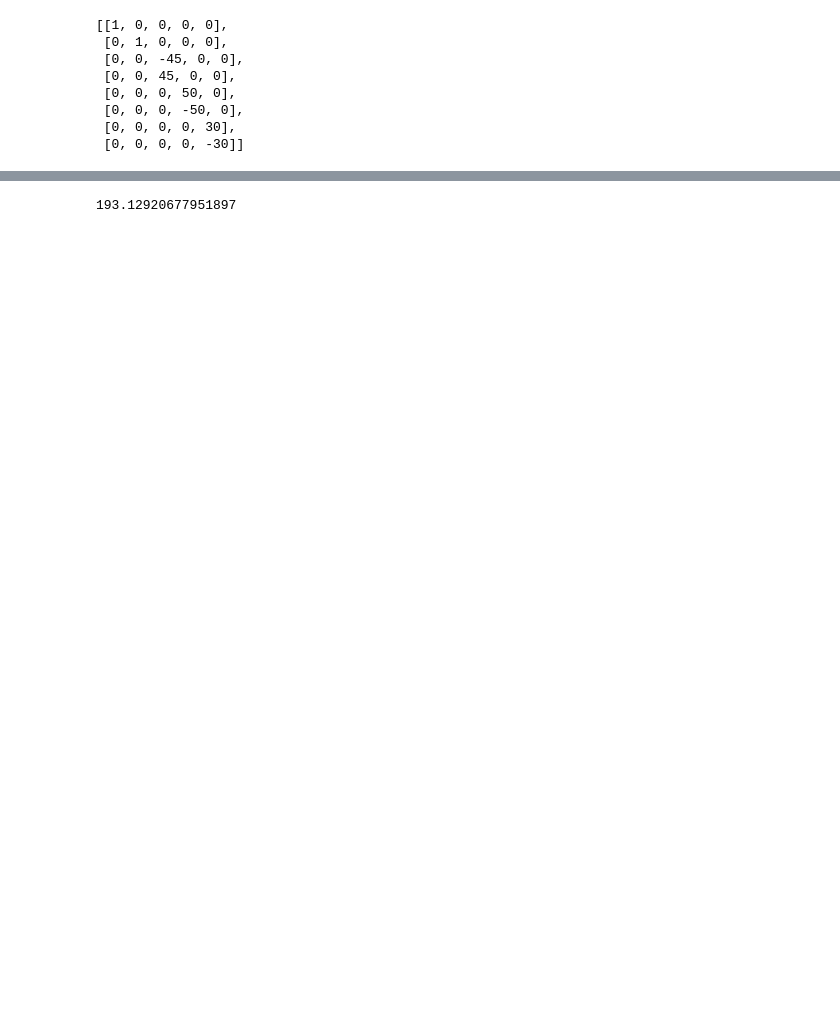
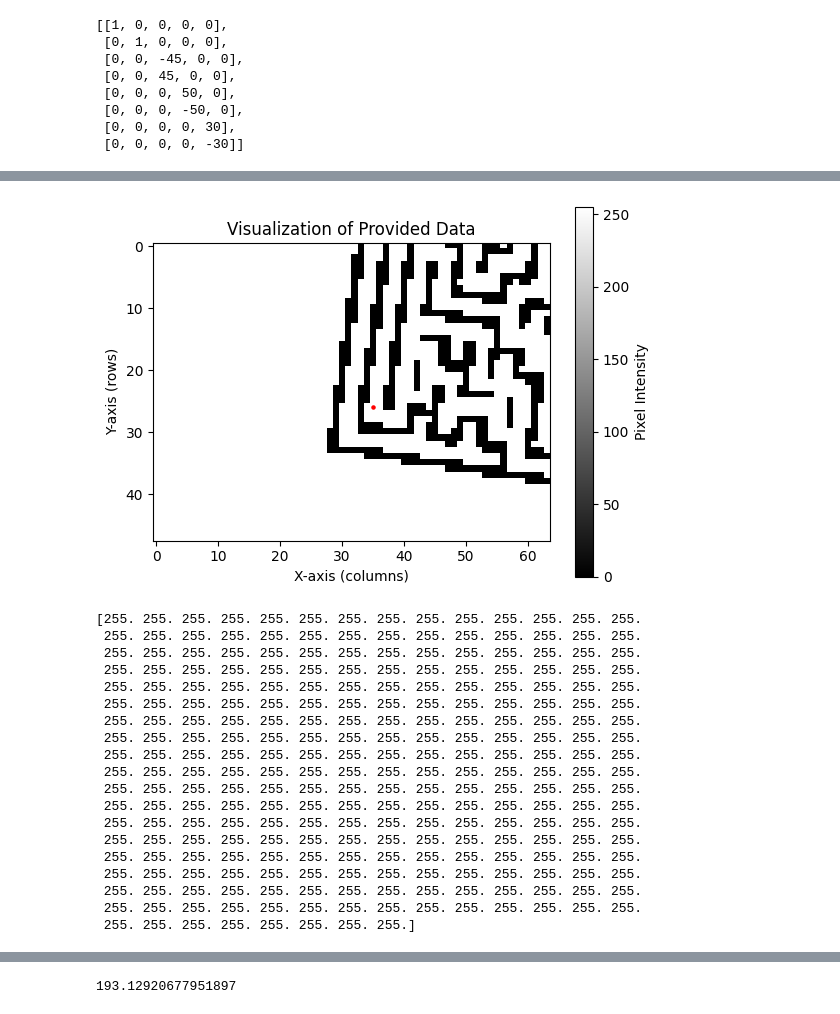
Before and after one commit to Dart-ilder/GoSlayer, a Jupyter notebook: notebooks/walker.ipynb, the cells around one changed output, grey strips where cells are left out. Drawn from its saved outputs; the diff is of its cells as text; code cells hidden in the pictures; blank space fills up the shorter version.

```diff
--- a/notebooks/walker.ipynb
+++ b/notebooks/walker.ipynb
@@ -136,0 +169,30 @@ game.close()
+# %%
+plt.imshow(mp23, cmap='gray', interpolation='nearest')
+plt.colorbar(label="Pixel Intensity")  # Add colorbar for reference\
+plt.scatter(35, 26, color='red', s=5)  # Add a red dot at (10, 20)
+
+plt.title("Visualization of Provided Data")
+plt.xlabel("X-axis (columns)")
+plt.ylabel("Y-axis (rows)")
+plt.show()
+# %% [output]
+[figure, added]
+[255. 255. 255. 255. 255. 255. 255. 255. 255. 255. 255. 255. 255. 255.
+ 255. 255. 255. 255. 255. 255. 255. 255. 255. 255. 255. 255. 255. 255.
+ 255. 255. 255. 255. 255. 255. 255. 255. 255. 255. 255. 255. 255. 255.
+ 255. 255. 255. 255. 255. 255. 255. 255. 255. 255. 255. 255. 255. 255.
+ 255. 255. 255. 255. 255. 255. 255. 255. 255. 255. 255. 255. 255. 255.
+ 255. 255. 255. 255. 255. 255. 255. 255. 255. 255. 255. 255. 255. 255.
+ 255. 255. 255. 255. 255. 255. 255. 255. 255. 255. 255. 255. 255. 255.
+ 255. 255. 255. 255. 255. 255. 255. 255. 255. 255. 255. 255. 255. 255.
+ 255. 255. 255. 255. 255. 255. 255. 255. 255. 255. 255. 255. 255. 255.
+ 255. 255. 255. 255. 255. 255. 255. 255. 255. 255. 255. 255. 255. 255.
+ 255. 255. 255. 255. 255. 255. 255. 255. 255. 255. 255. 255. 255. 255.
+ 255. 255. 255. 255. 255. 255. 255. 255. 255. 255. 255. 255. 255. 255.
+ 255. 255. 255. 255. 255. 255. 255. 255. 255. 255. 255. 255. 255. 255.
+ 255. 255. 255. 255. 255. 255. 255. 255. 255. 255. 255. 255. 255. 255.
+ 255. 255. 255. 255. 255. 255. 255. 255. 255. 255. 255. 255. 255. 255.
+ 255. 255. 255. 255. 255. 255. 255. 255. 255. 255. 255. 255. 255. 255.
+ 255. 255. 255. 255. 255. 255. 255. 255. 255. 255. 255. 255. 255. 255.
+ 255. 255. 255. 255. 255. 255. 255. 255. 255. 255. 255. 255. 255. 255.
+ 255. 255. 255. 255. 255. 255. 255. 255.]
```
Also changed, not shown: parts of 5 cells of this notebook, 2 other files.
